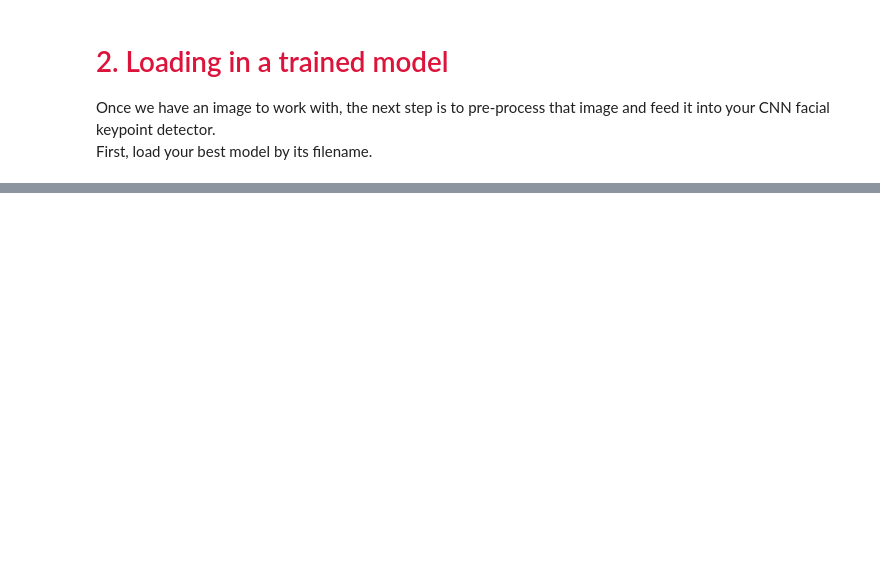
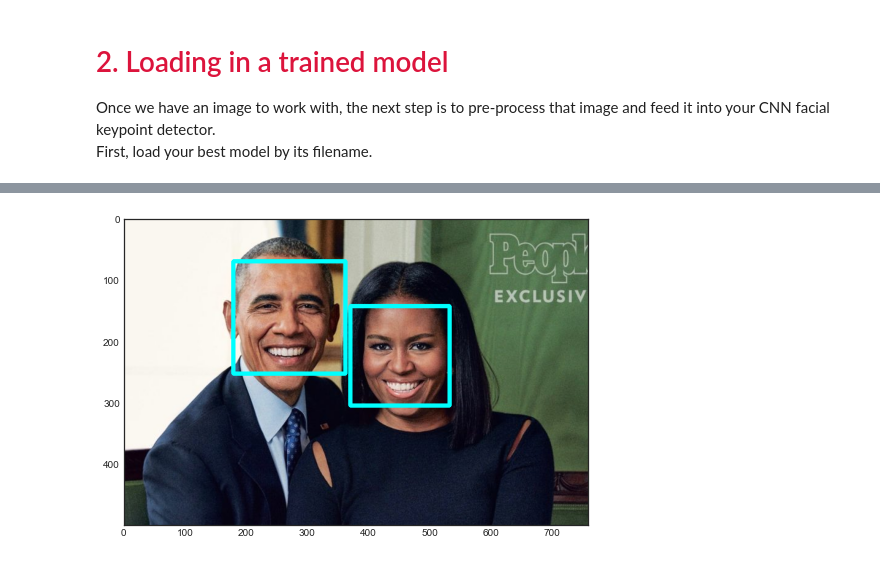
Before and after one commit to ShashankKumbhare/facial-keypoints-detecter, a Jupyter notebook: 3. Facial Keypoint Detection, Complete Pipeline.ipynb, the cells around one changed output, grey strips where cells are left out. Cells and saved outputs as stored; diff of their text form; code cells hidden in the pictures; blank space fills up the shorter version.

```diff
--- a/3. Facial Keypoint Detection, Complete Pipeline.ipynb
+++ b/3. Facial Keypoint Detection, Complete Pipeline.ipynb
@@ -127,0 +124,4 @@ Net(
+# %%
+faces = net.apps.detect_faces("auxil/images/obamas.png", plot_enabled = True, figsizeScale = 2.5)
+# %% [output]
+[figure, added]
```
Also changed, not shown: parts of 17 cells of this notebook, 51 other files.
